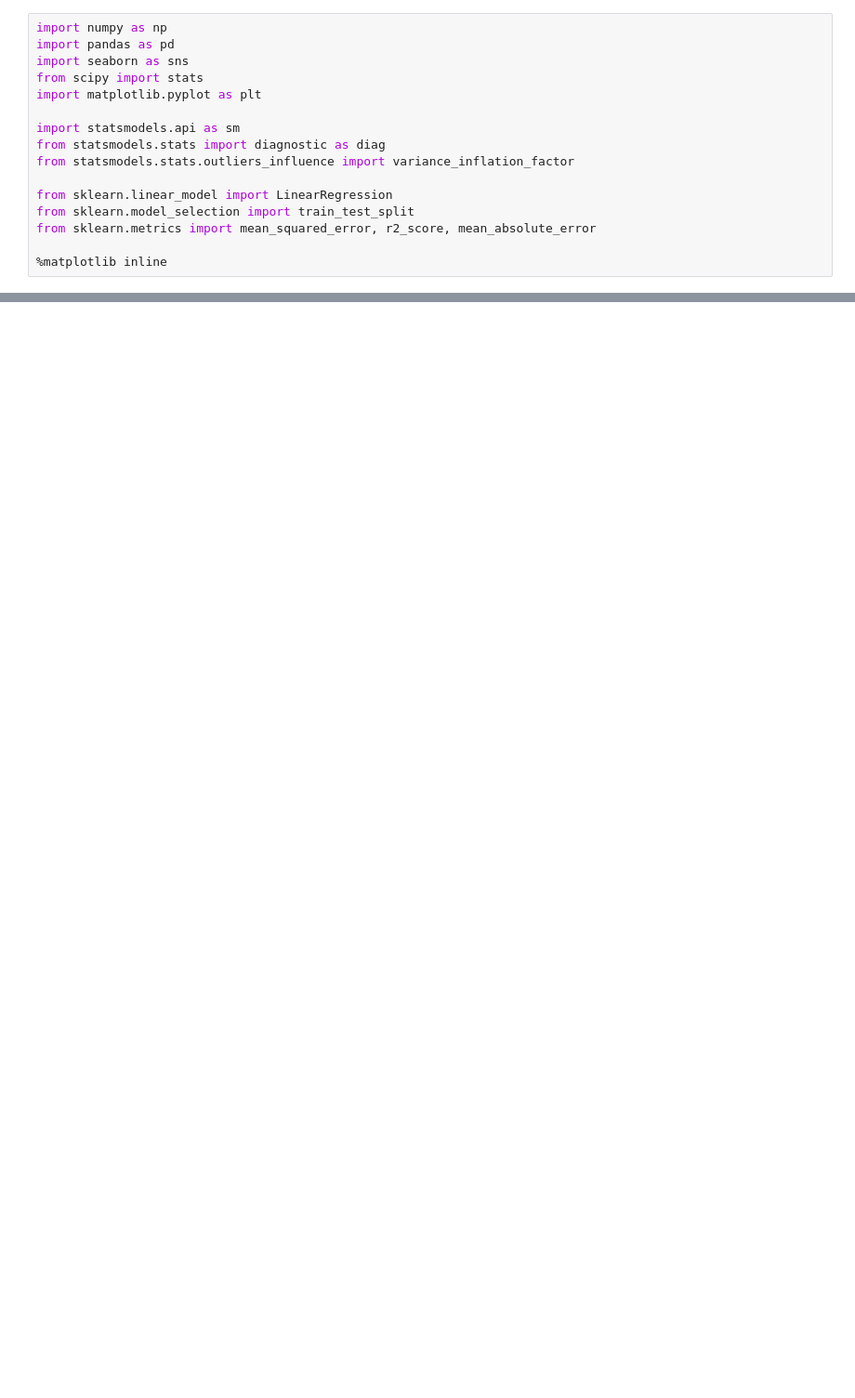
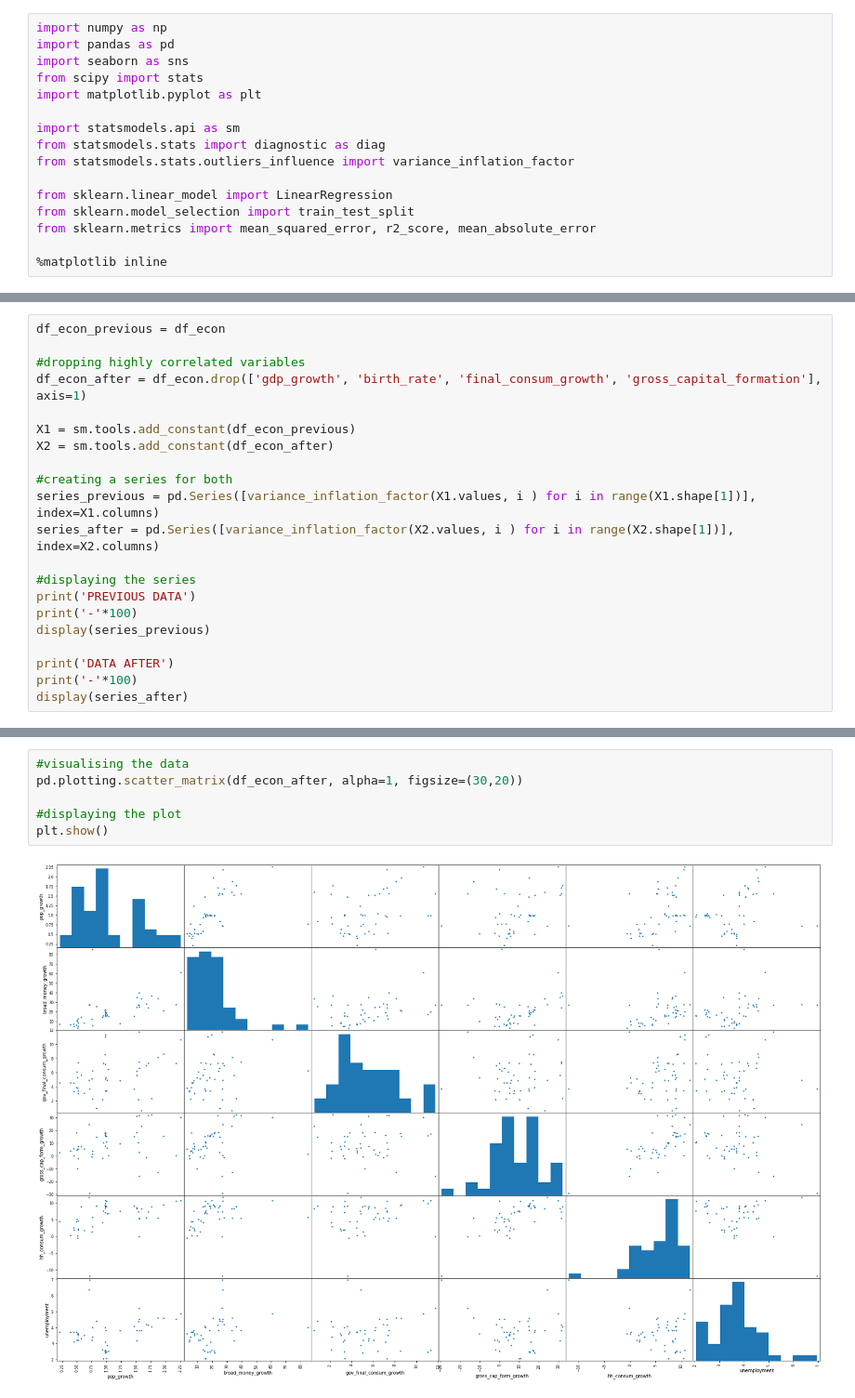
Before and after one commit to Adam-Mahdi/ML-Finance, a Jupyter notebook: Multiple Regression Analysis.ipynb, the cells around one changed output, grey strips where cells are left out. Shown at 93% size. Cells and saved outputs as stored; diff of their text form; blank space fills up the shorter version.

```diff
--- a/Multiple Regression Analysis.ipynb
+++ b/Multiple Regression Analysis.ipynb
@@ -50,0 +100,21 @@ df_econ
+# %%
+df_econ_previous = df_econ
+
+#dropping highly correlated variables
+df_econ_after = df_econ.drop(['gdp_growth', 'birth_rate', 'final_consum_growth', 'gross_capital_formation'], axis=1)
+
+X1 = sm.tools.add_constant(df_econ_previous)
+X2 = sm.tools.add_constant(df_econ_after)
+
+#creating a series for both
+series_previous = pd.Series([variance_inflation_factor(X1.values, i ) for i in range(X1.shape[1])], index=X1.columns)
+series_after = pd.Series([variance_inflation_factor(X2.values, i ) for i in range(X2.shape[1])], index=X2.columns)
+
+#displaying the series
+print('PREVIOUS DATA')
+print('-'*100)
+display(series_previous)
+
+print('DATA AFTER')
+print('-'*100)
+display(series_after)
@@ -50,0 +146,8 @@ df_econ
+# %%
+#visualising the data
+pd.plotting.scatter_matrix(df_econ_after, alpha=1, figsize=(30,20))
+
+#displaying the plot
+plt.show()
+# %% [output]
+[figure, added]
```
Also changed, not shown: parts of 5 cells of this notebook.
